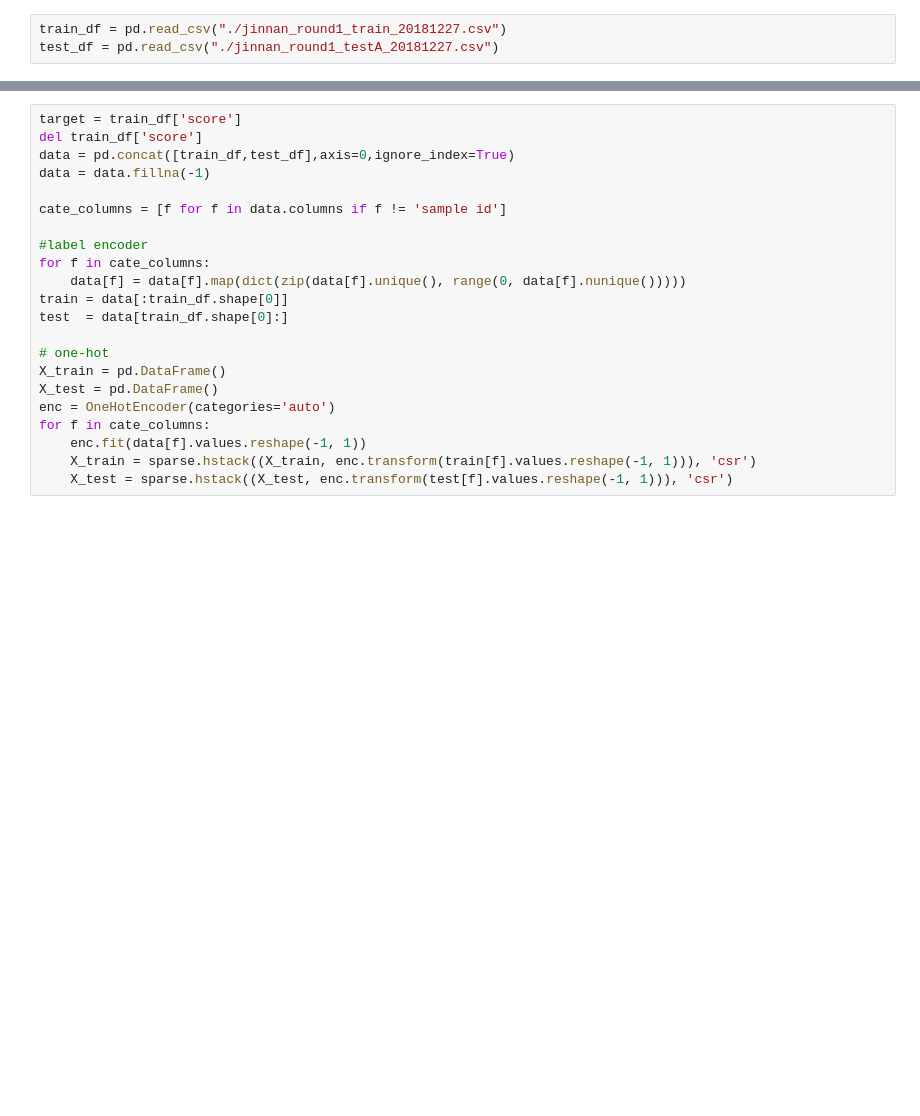
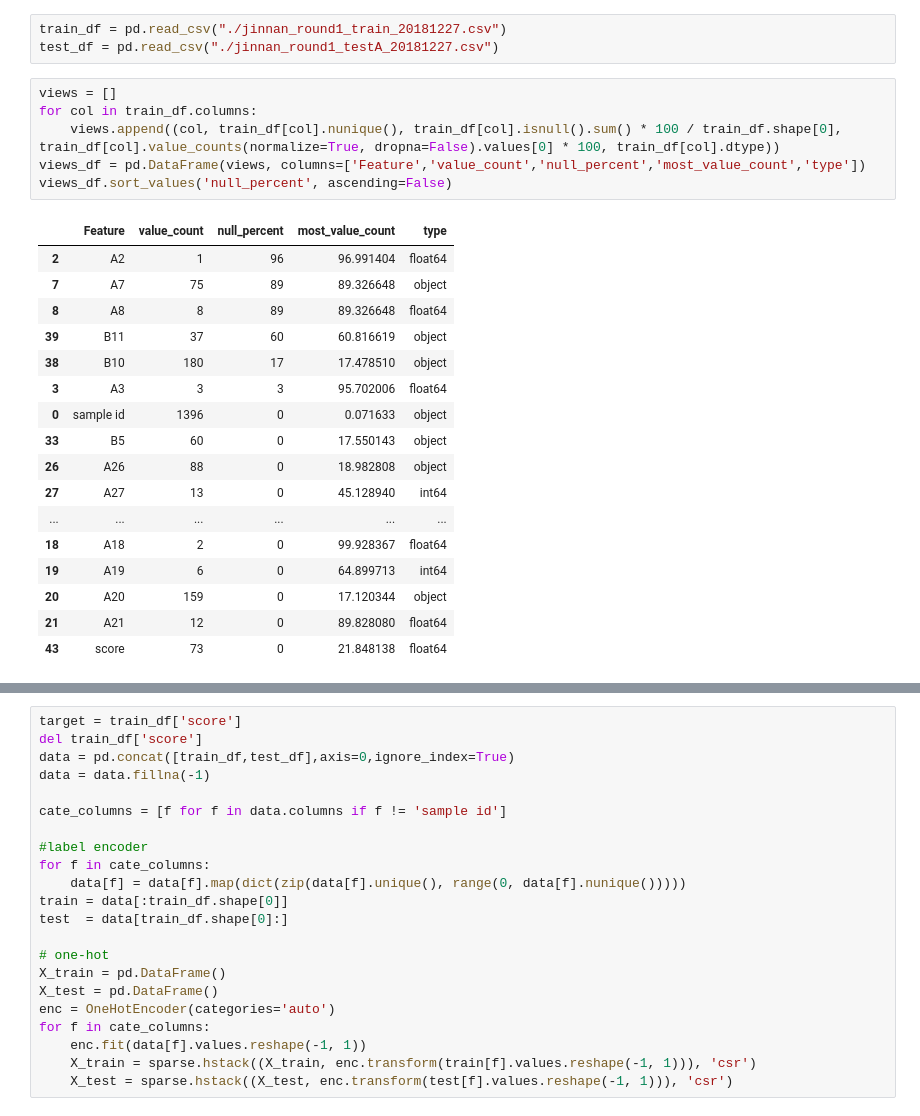
Before and after one commit to yarntime/machine-learning, a Jupyter notebook: tianchi/jinnan.ipynb, the cells around one changed output, grey strips where cells are left out. Saved outputs shown, nothing was run; the diff lists cells and outputs as text; blank space fills up the shorter version.

```diff
--- a/tianchi/jinnan.ipynb
+++ b/tianchi/jinnan.ipynb
@@ -19,3 +19,27 @@ from sklearn.preprocessing import OneHotEncoder
 # %%
 train_df = pd.read_csv("./jinnan_round1_train_20181227.csv")
 test_df = pd.read_csv("./jinnan_round1_testA_20181227.csv")
+# %%
+views = []
+for col in train_df.columns:
+    views.append((col, train_df[col].nunique(), train_df[col].isnull().sum() * 100 / train_df.shape[0], train_df[col].value_counts(normalize=True, dropna=False).values[0] * 100, train_df[col].dtype))
+views_df = pd.DataFrame(views, columns=['Feature','value_count','null_percent','most_value_count','type'])
+views_df.sort_values('null_percent', ascending=False)
+# %% [output]
+|  | Feature | value_count | null_percent | most_value_count | type |
+| 2 | A2 | 1 | 96 | 96.991404 | float64 |
+| 7 | A7 | 75 | 89 | 89.326648 | object |
+| 8 | A8 | 8 | 89 | 89.326648 | float64 |
+| 39 | B11 | 37 | 60 | 60.816619 | object |
+| 38 | B10 | 180 | 17 | 17.478510 | object |
+| 3 | A3 | 3 | 3 | 95.702006 | float64 |
+| 0 | sample id | 1396 | 0 | 0.071633 | object |
+| 33 | B5 | 60 | 0 | 17.550143 | object |
+| 26 | A26 | 88 | 0 | 18.982808 | object |
+| 27 | A27 | 13 | 0 | 45.128940 | int64 |
+| ... | ... | ... | ... | ... | ... |
+| 18 | A18 | 2 | 0 | 99.928367 | float64 |
+| 19 | A19 | 6 | 0 | 64.899713 | int64 |
+| 20 | A20 | 159 | 0 | 17.120344 | object |
+| 21 | A21 | 12 | 0 | 89.828080 | float64 |
+| 43 | score | 73 | 0 | 21.848138 | float64 |
```
Also changed, not shown: parts of 13 cells of this notebook, 1 other file.
